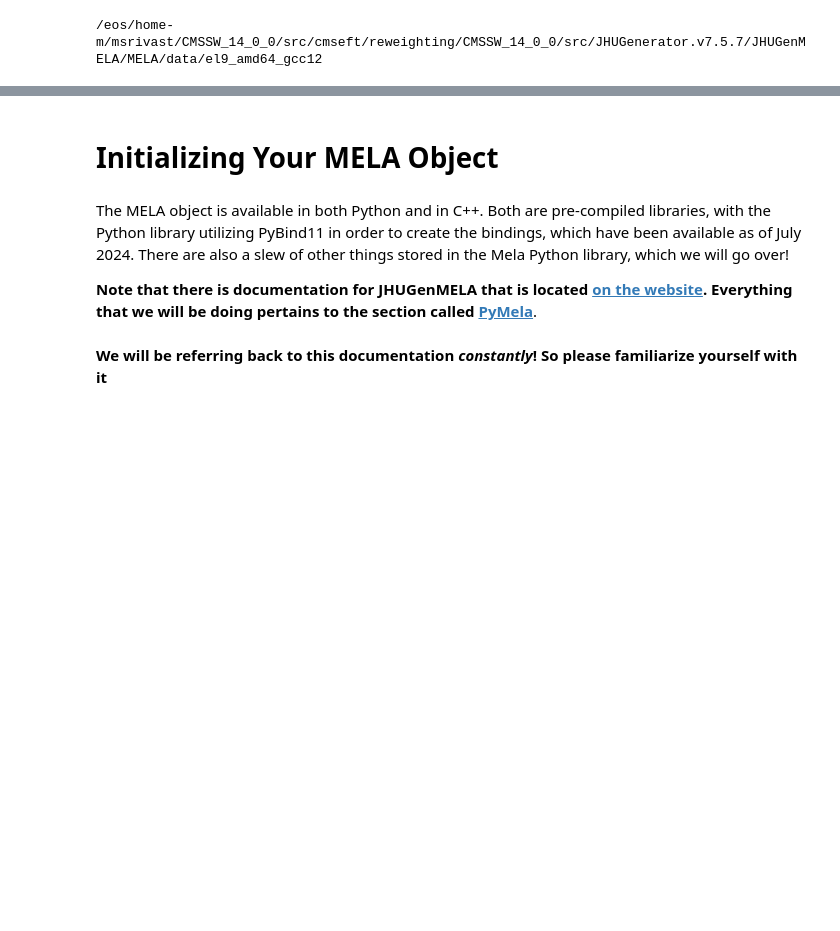
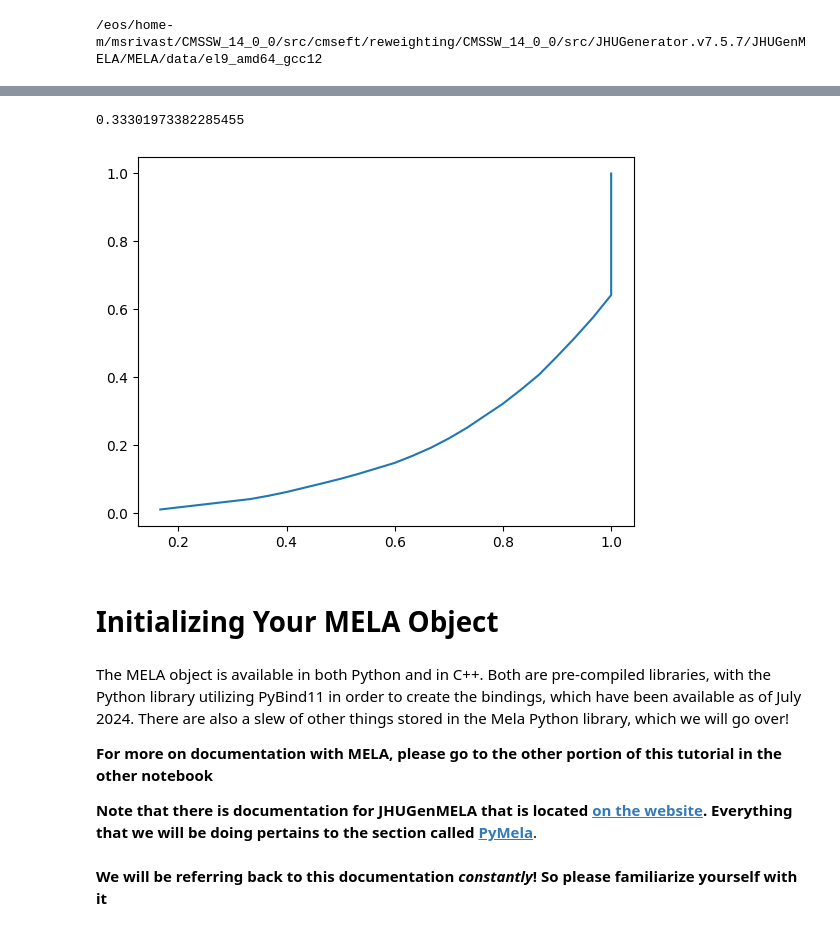
Before and after one commit to FNALLPC/cmseft, a Jupyter notebook: reweighting/Optimal_Observables.ipynb, the cells around one changed output, grey strips where cells are left out. Drawn from its saved outputs; the diff is of its cells as text; code cells hidden in the pictures; blank space fills up the shorter version.

```diff
--- a/reweighting/Optimal_Observables.ipynb
+++ b/reweighting/Optimal_Observables.ipynb
@@ -106,8 +142,31 @@ fig.show()
+# %%
+def ROC_curve(signal, background):
+    ratios = np.argsort(signal/background)[::-1]
+
+    PAC = np.cumsum(signal[ratios]) #positive above cut
+    NAC = np.cumsum(background[ratios]) #negative above cut
+
+    TPR = PAC/(signal.sum())
+    FPR = NAC/(background.sum())
+
+
+    return TPR, FPR, np.abs(np.trapz(FPR, TPR))
+
+TPR, FPR, score = ROC_curve(EFT_signal_counts, background_counts)
+plt.plot(TPR, FPR)
+plt.xlabel("True Positive Rate")
+plt.ylabel("False Positive Rate")
+print(0.5 - score)
+# %% [output]
+0.33301973382285455
+[figure, added]
 # %% [markdown]
 # Initializing Your MELA Object
 # %% [markdown]
 The MELA object is available in both Python and in C++. Both are pre-compiled libraries, with the Python library utilizing PyBind11 in order to create the bindings, which have been available as of July 2024. There are also a slew of other things stored in the Mela Python library, which we will go over!
 
+**For more on documentation with MELA, please go to the other portion of this tutorial in the other notebook**
+
 **Note that there is documentation for JHUGenMELA that is located [on the website](https://spin.pha.jhu.edu/MELA/). Everything that we will be doing pertains to the section called [PyMela](https://spin.pha.jhu.edu/MELA/PyMela_page.html)**.
 # %% [markdown]
 **We will be referring back to this documentation *constantly*! So please familiarize yourself with it**
```
Also changed, not shown: parts of 16 cells of this notebook.
